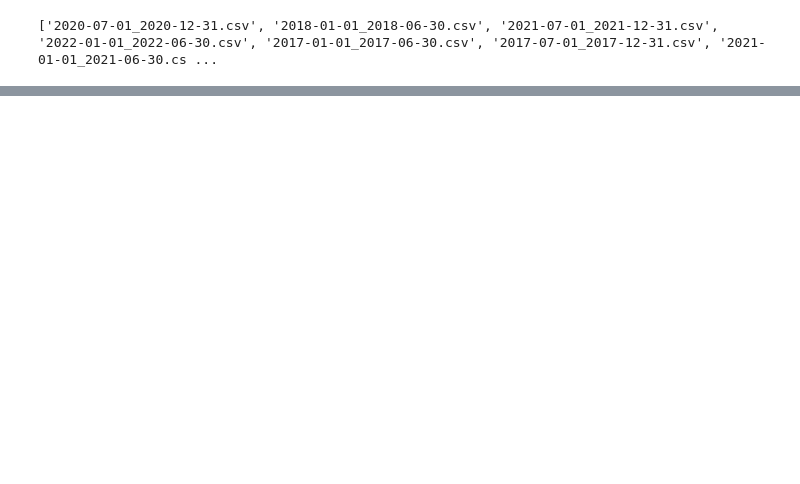
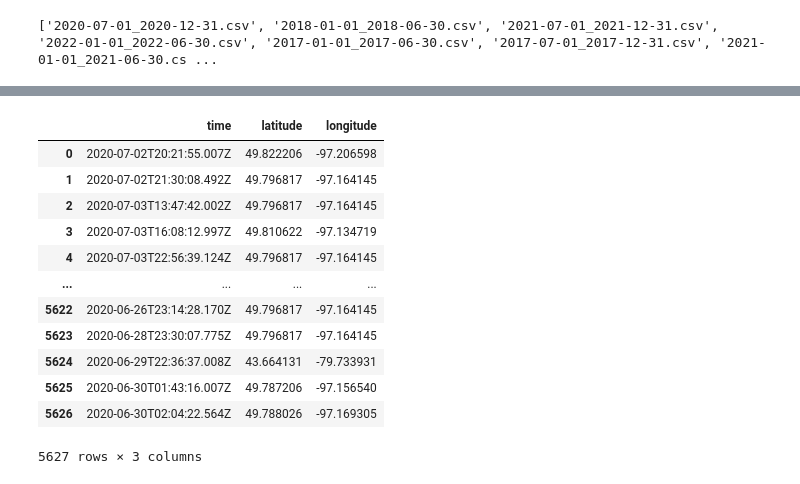
Before and after one commit to zhaoyutong43210/iSite, a Jupyter notebook: timeline-history.ipynb, the cells around one changed output, grey strips where cells are left out. Saved outputs shown, nothing was run; the diff lists cells and outputs as text; code cells hidden in the pictures; blank space fills up the shorter version.

```diff
--- a/timeline-history.ipynb
+++ b/timeline-history.ipynb
@@ -3,6 +3,12 @@ import os
 import pandas as pd
 import matplotlib.pyplot as plt
 import plotly.express as px
+
+def clean_timeline(df):
+    df2 = df.dropna()
+    df_cleaned = df2[["timeBegin","latitude","longitude"]]
+    result = df_cleaned.rename(columns={"timeBegin":"time"})
+    return result
 # %%
 folder = '/home/yutong.zhao/Downloads/google_timeline_export-20231120T152058Z-001/google_timeline_export'
 
@@ -37 +30,17 @@ df
+# %%
+dfw
+# %% [output]
+|  | time | latitude | longitude |
+| 0 | 2020-07-02T20:21:55.007Z | 49.822206 | -97.206598 |
+| 1 | 2020-07-02T21:30:08.492Z | 49.796817 | -97.164145 |
+| 2 | 2020-07-03T13:47:42.002Z | 49.796817 | -97.164145 |
+| 3 | 2020-07-03T16:08:12.997Z | 49.810622 | -97.134719 |
+| 4 | 2020-07-03T22:56:39.124Z | 49.796817 | -97.164145 |
+| ... | ... | ... | ... |
+| 5622 | 2020-06-26T23:14:28.170Z | 49.796817 | -97.164145 |
+| 5623 | 2020-06-28T23:30:07.775Z | 49.796817 | -97.164145 |
+| 5624 | 2020-06-29T22:36:37.008Z | 43.664131 | -79.733931 |
+| 5625 | 2020-06-30T01:43:16.007Z | 49.787206 | -97.156540 |
+| 5626 | 2020-06-30T02:04:22.564Z | 49.788026 | -97.169305 |
+5627 rows × 3 columns
 # %%
```
Also changed, not shown: parts of 8 cells of this notebook.
